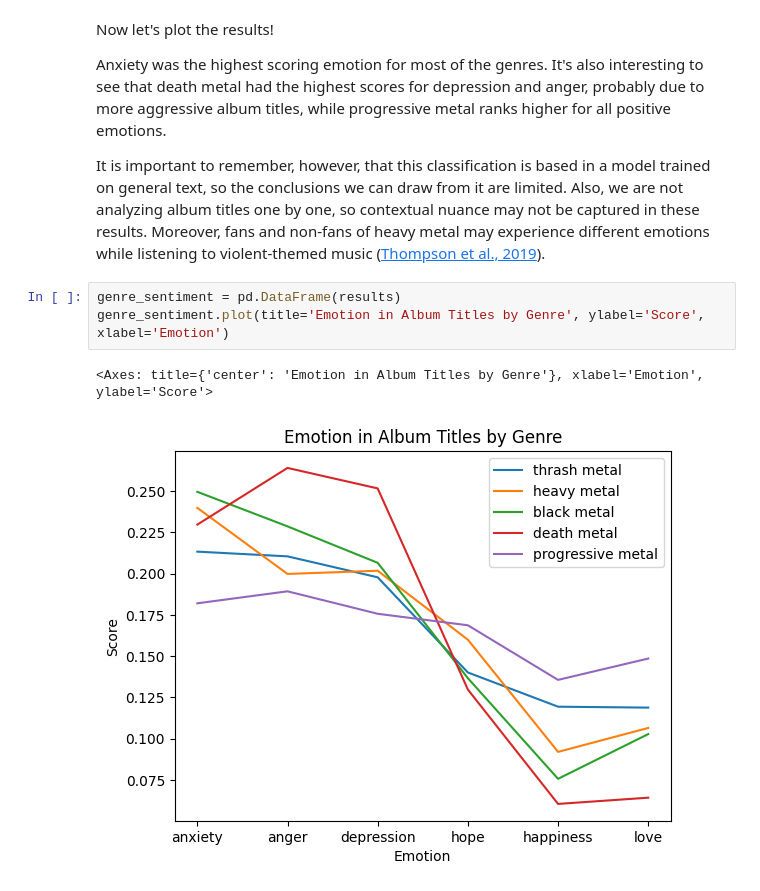
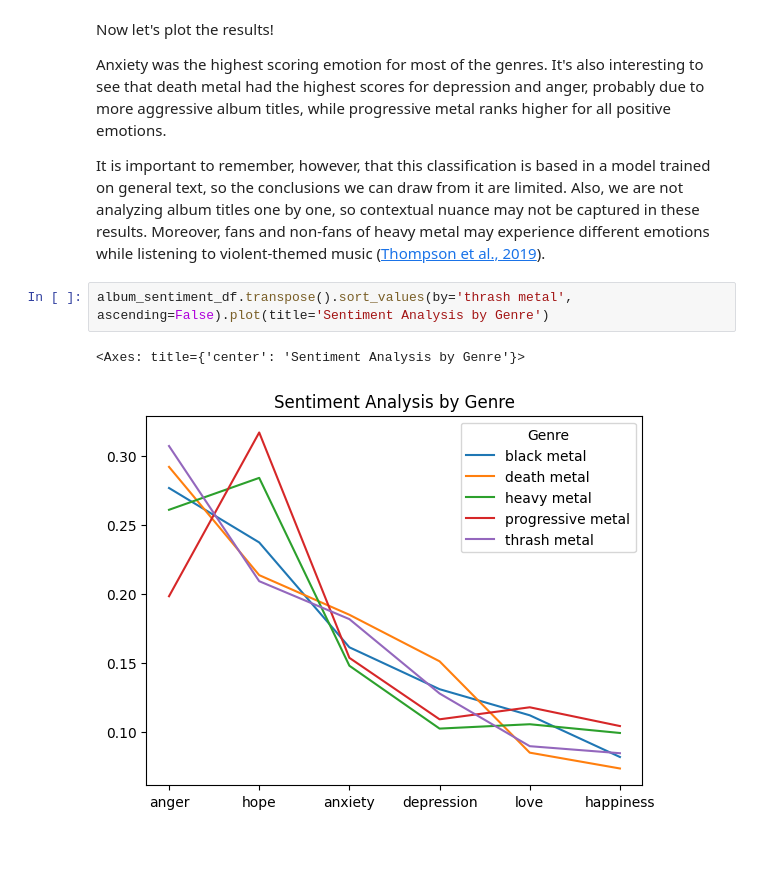
Before and after one commit to marinadelatorre/MetalExplorer, a Jupyter notebook: analyze_albums.ipynb, the cells around one changed output. Saved outputs shown, nothing was run; the diff lists cells and outputs as text; blank space fills up the shorter version.

```diff
--- a/analyze_albums.ipynb
+++ b/analyze_albums.ipynb
@@ -137,9 +167,8 @@ Now let's plot the results!
 Anxiety was the highest scoring emotion for most of the genres. It's also interesting to see that death metal had the highest scores for depression and anger, probably due to more aggressive album titles, while progressive metal ranks higher for all positive emotions.
 
 It is important to remember, however, that this classification is based in a model trained on general text, so the conclusions we can draw from it are limited. Also, we are not analyzing album titles one by one, so contextual nuance may not be captured in these results. Moreover, fans and non-fans of heavy metal may experience different emotions while listening to violent-themed music ([Thompson et al., 2019](https://psycnet.apa.org/doiLanding?doi=10.1037%2Fppm0000184)).
-# %%
-genre_sentiment = pd.DataFrame(results)
-genre_sentiment.plot(title='Emotion in Album Titles by Genre', ylabel='Score', xlabel='Emotion')
-# %% [output]
-<Axes: title={'center': 'Emotion in Album Titles by Genre'}, xlabel='Emotion', ylabel='Score'>
-[figure, removed]
+# %%
+album_sentiment_df.transpose().sort_values(by='thrash metal', ascending=False).plot(title='Sentiment Analysis by Genre')
+# %% [output]
+<Axes: title={'center': 'Sentiment Analysis by Genre'}>
+[figure, added]
```
Also changed, not shown: parts of 9 cells of this notebook, 1 other file.
